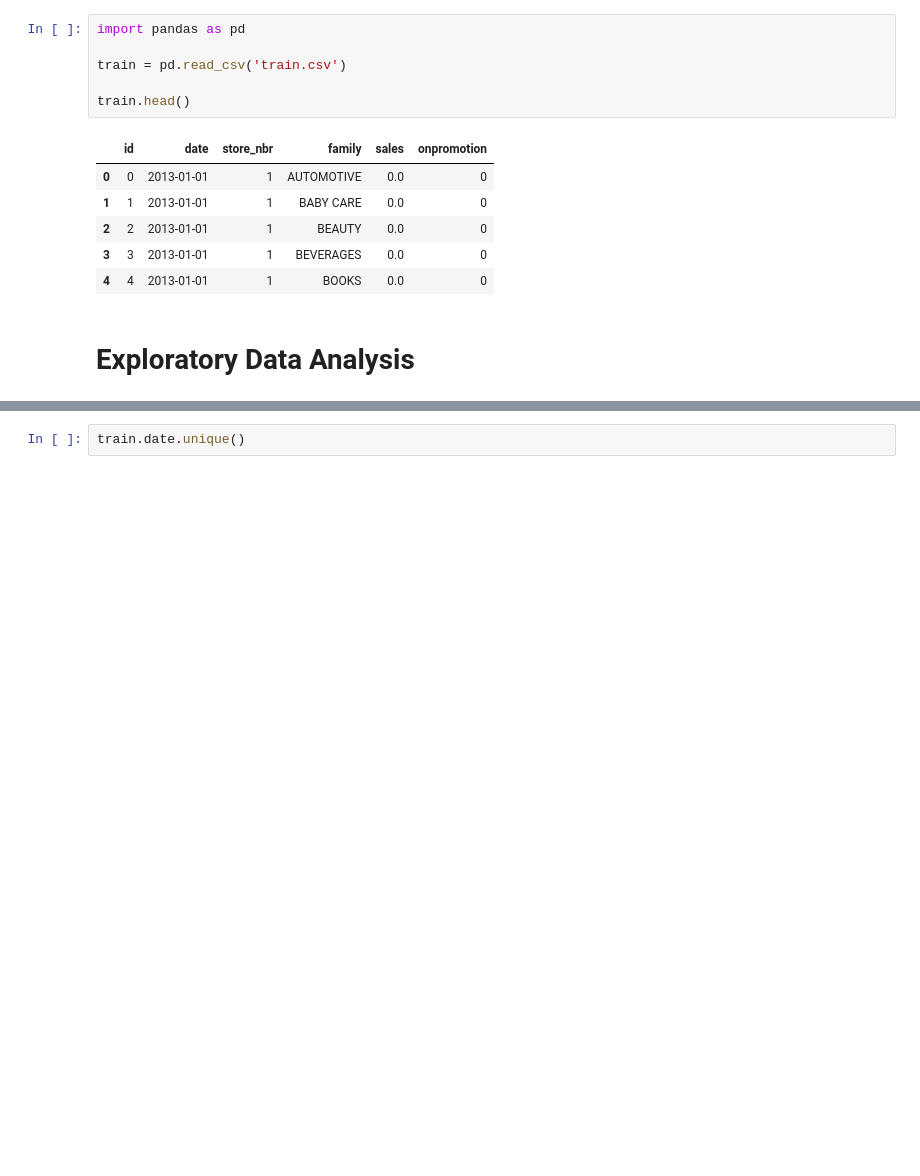
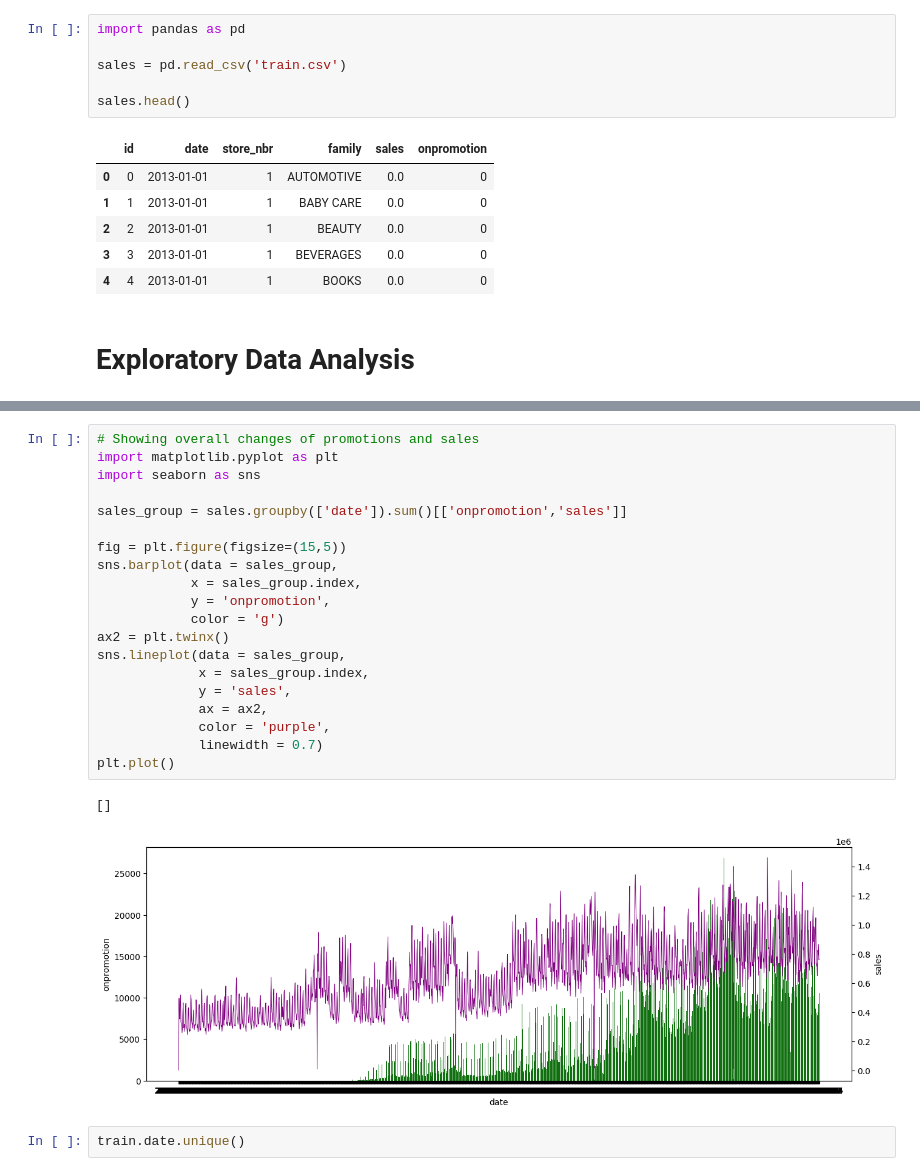
Before and after one commit to kwonowk/store-sales-forecast_kaggle, a Jupyter notebook: forecast.ipynb, the cells around one changed output, grey strips where cells are left out. Drawn from its saved outputs; the diff is of its cells as text; blank space fills up the shorter version.

Commit message:
Created sales & onpromotion graph for preliminary exploration

```diff
--- a/forecast.ipynb
+++ b/forecast.ipynb
@@ -1,9 +1,9 @@
 # %%
 import pandas as pd
 
-train = pd.read_csv('train.csv')
+sales = pd.read_csv('train.csv')
 
-train.head()
+sales.head()
 # %% [output]
 |  | id | date | store_nbr | family | sales | onpromotion |
 | 0 | 0 | 2013-01-01 | 1 | AUTOMOTIVE | 0.0 | 0 |
@@ -44,3 +61,26 @@ dtype: int64
+# %%
+# Showing overall changes of promotions and sales
+import matplotlib.pyplot as plt
+import seaborn as sns
+
+sales_group = sales.groupby(['date']).sum()[['onpromotion','sales']]
+
+fig = plt.figure(figsize=(15,5))
+sns.barplot(data = sales_group,
+            x = sales_group.index,
+            y = 'onpromotion',
+            color = 'g')
+ax2 = plt.twinx()
+sns.lineplot(data = sales_group,
+             x = sales_group.index,
+             y = 'sales',
+             ax = ax2,
+             color = 'purple',
+             linewidth = 0.7)
+plt.plot()
+# %% [output]
+[]
+[figure, added]
 # %%
 train.date.unique()
 # %% [output]
```
Also changed, not shown: parts of 3 cells of this notebook.
